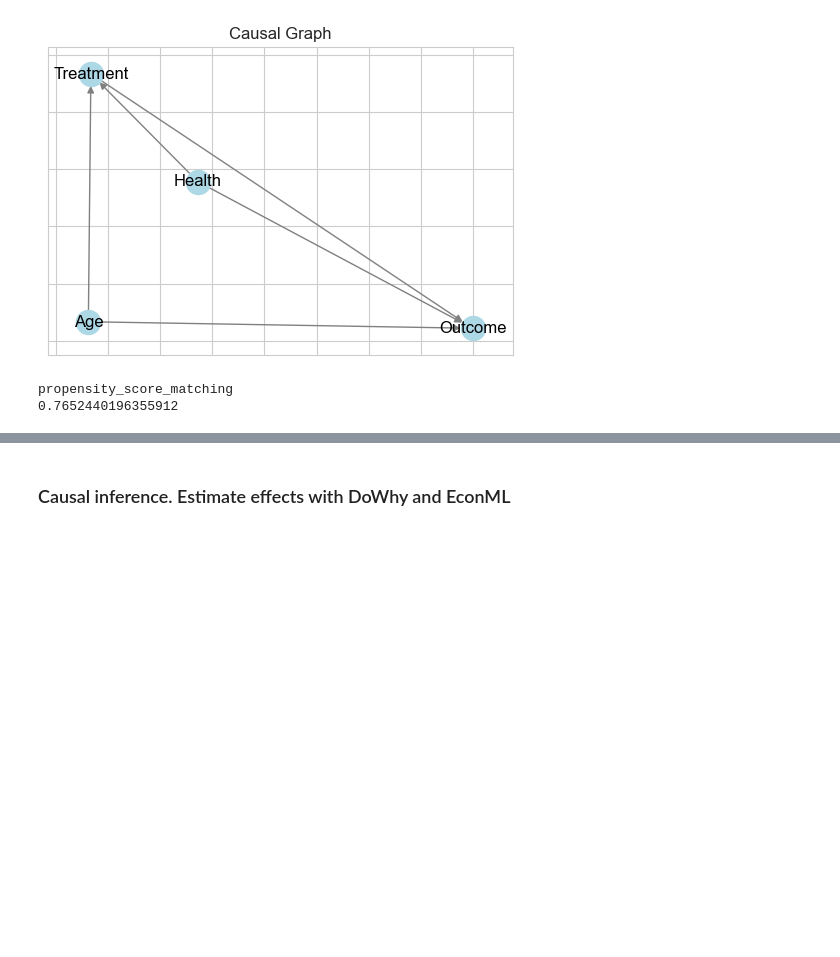
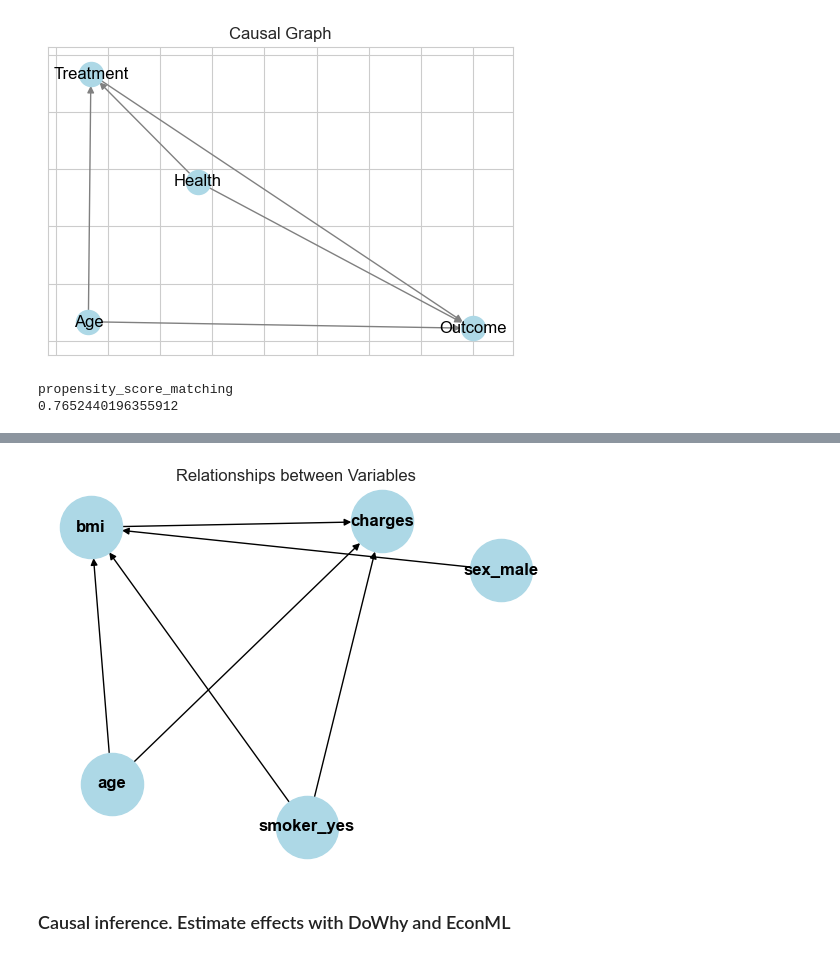
Before and after one commit to ProfessorBanner/Portfolio., a Jupyter notebook: Data Science/Information theory and causal inference.ipynb, the cells around one changed output, grey strips where cells are left out. Cells and saved outputs as stored; diff of their text form; code cells hidden in the pictures; blank space fills up the shorter version.

```diff
--- a/Data Science/Information theory and causal inference.ipynb
+++ b/Data Science/Information theory and causal inference.ipynb
@@ -1439,2 +1527,40 @@ propensity_score_matching
+# %%
+import networkx as nx
+import matplotlib.pyplot as plt
+
+# Create the directed graph
+SCM = nx.DiGraph()
+
+# Add nodes to the graph
+features = ['age', 'sex_male', 'smoker_yes', 'bmi', 'charges']
+SCM.add_nodes_from(features)
+
+# Add edges to the graph
+edges = [('age', 'bmi'),
+         ('sex_male', 'bmi'),
+         ('smoker_yes', 'bmi'),
+         ('bmi', 'charges'),
+         ('age', 'charges'),
+         ('smoker_yes', 'charges')]
+SCM.add_edges_from(edges)
+
+# Define the layout for drawing the graph
+layout = nx.spring_layout(SCM)
+
+# Draw the graph
+nx.draw_networkx(SCM,
+                 layout,
+                 with_labels=True,
+                 node_size=2000,
+                 node_color='lightblue',
+                 font_size=12,
+                 font_weight='bold',
+                 arrows=True)
+
+plt.title("Relationships between Variables")
+plt.axis('off')
+plt.show()
+# %% [output]
+[figure, added]
 # %% [markdown]
 ### Causal inference. Estimate effects with DoWhy and EconML
```
Also changed, not shown: parts of 45 cells of this notebook.
